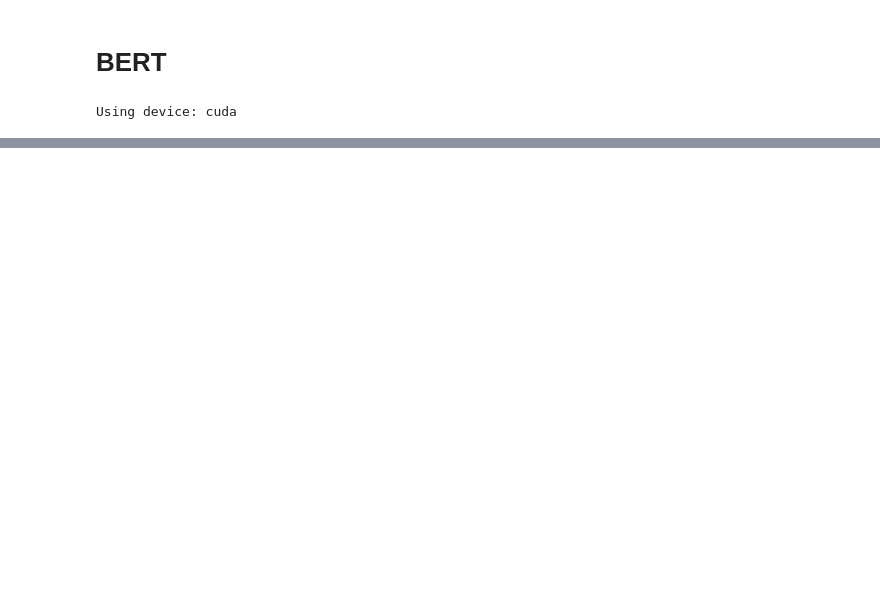
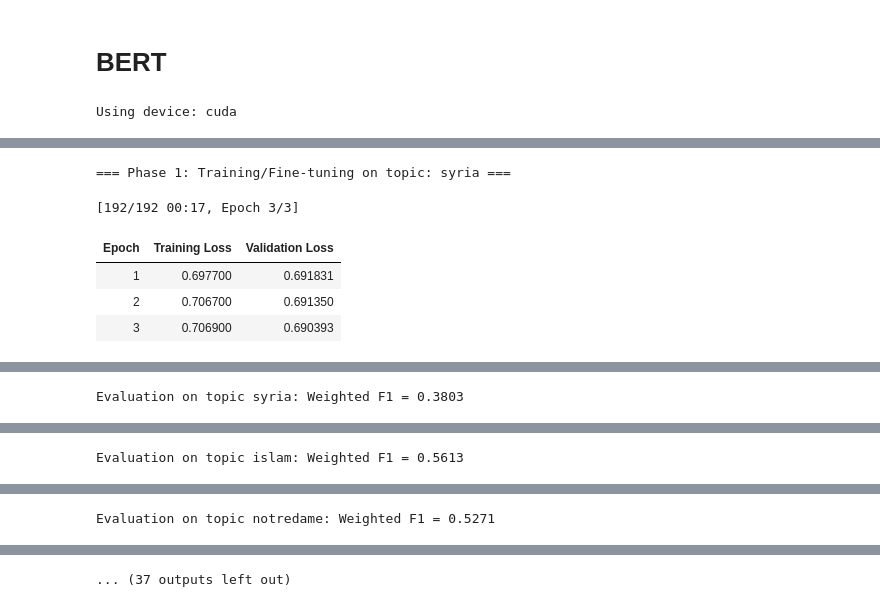
Before and after one commit to nicolaemmolo/FakeNewsDetection_ProgettoTesi, a Jupyter notebook: src/07_Esperimenti_Tesi_BERT.ipynb, the cells around one changed output, grey strips where cells are left out. Saved outputs shown, nothing was run; the diff lists cells and outputs as text; code cells hidden in the pictures; blank space fills up the shorter version.

Commit message:
BERT tests

```diff
--- a/src/07_Esperimenti_Tesi_BERT.ipynb
+++ b/src/07_Esperimenti_Tesi_BERT.ipynb
@@ -130,7 +134,7 @@ dataset_df = data_loading() # load all datasets
 for name, df in dataset_df.items():
     print(f"Name: {name}, Number of samples: {len(df)}")
 
-#dataset_df = dict(list(dataset_df.items())[:3])
+dataset_df = dict(list(dataset_df.items())[:5])
 
 print("\nSplitting datasets into train/val/test...")
 datasets = {name: split_dataset(df) for name, df in dataset_df.items()} # split all datasets in train/val/test
@@ -211,0 +276,16 @@ ValueError: too many values to unpack (expected 2)
+# %%
+dataset_df = data_by_topic()
+
+for topic, df in dataset_df.items():
+    print(f"Topic: {topic}, Number of samples: {len(df)}")
+
+# pop first 3 datasets to reduce computation time
+dataset_df = dict(list(dataset_df.items())[3:])
+
+print("\nSplitting datasets into train/val/test...")
+datasets = {topic: split_dataset(df) for topic, df in dataset_df.items()} # split all datasets in train/val/test
+
+model, tokenizer, train_args = build_model()
+
+print("\nComputing tokenized datasets...")
+datasets =  tokenize_datasets(datasets, tokenizer) # tokenize all datasets
@@ -211,0 +310,52 @@ ValueError: too many values to unpack (expected 2)
+# %%
+# -------------------------------
+# Fine-tuning on Dataset by Topic
+# -------------------------------
+
+results = {}
+
+# sequential training
+for i, (topic, data) in enumerate(datasets.items()):
+    print(f"\n=== Phase {i+1}: Training/Fine-tuning on topic: {topic} ===")
+
+    X_train, y_train = data["train"]
+    X_val, y_val = data["val"]
+    X_test, y_test = data["test"]
+
+    # define trainer
+    trainer = Trainer(
+        model=model,
+        args=train_args,
+        train_dataset=X_train,
+        eval_dataset=X_val,
+    )
+
+    # fine-tune on train + val
+    trainer.train()
+
+    # evaluate on current dataset
+    y_pred = trainer.predict(X_test)
+    y_pred = np.argmax(y_pred.predictions, axis=1)
+    print(f"\nClassification Report after topic {topic}:")
+    print(classification_report(y_test, y_pred))
+    print(f"Confusion Matrix after topic {topic}:")
+    print(confusion_matrix(y_test, y_pred))
+    print(f"Weighted F1-score after topic {topic}:", f1_score(y_test, y_pred, average='weighted'))
+
+    # evaluate on all datasets
+    print("\n--- Evaluation on all datasets ---")
+    results[topic] = {}
+    for test_topic, test_data in datasets.items(): # for each topic
+        X_te, y_te = test_data["test"]
+        preds = trainer.predict(X_te)
+        preds = np.argmax(preds.predictions, axis=1)
+        f1 = f1_score(y_te, preds, average="weighted")
+        results[topic][test_topic] = f1
+        print(f"Evaluation on topic {test_topic}: Weighted F1 = {f1:.4f}")
+# %% [output]
+=== Phase 1: Training/Fine-tuning on topic: syria ===
+[192/192 00:17, Epoch 3/3]
+| Epoch | Training Loss | Validation Loss |
+| 1 | 0.697700 | 0.691831 |
+| 2 | 0.706700 | 0.691350 |
+| 3 | 0.706900 | 0.690393 |
@@ -211,0 +380 @@ ValueError: too many values to unpack (expected 2)
+Evaluation on topic syria: Weighted F1 = 0.3803
@@ -211,0 +382 @@ ValueError: too many values to unpack (expected 2)
+Evaluation on topic islam: Weighted F1 = 0.5613
@@ -211,0 +384 @@ ValueError: too many values to unpack (expected 2)
+Evaluation on topic notredame: Weighted F1 = 0.5271
@@ -211,0 +386 @@ ValueError: too many values to unpack (expected 2)
+... (37 outputs left out)
```
Also changed, not shown: parts of 15 cells of this notebook, 24 other files.
